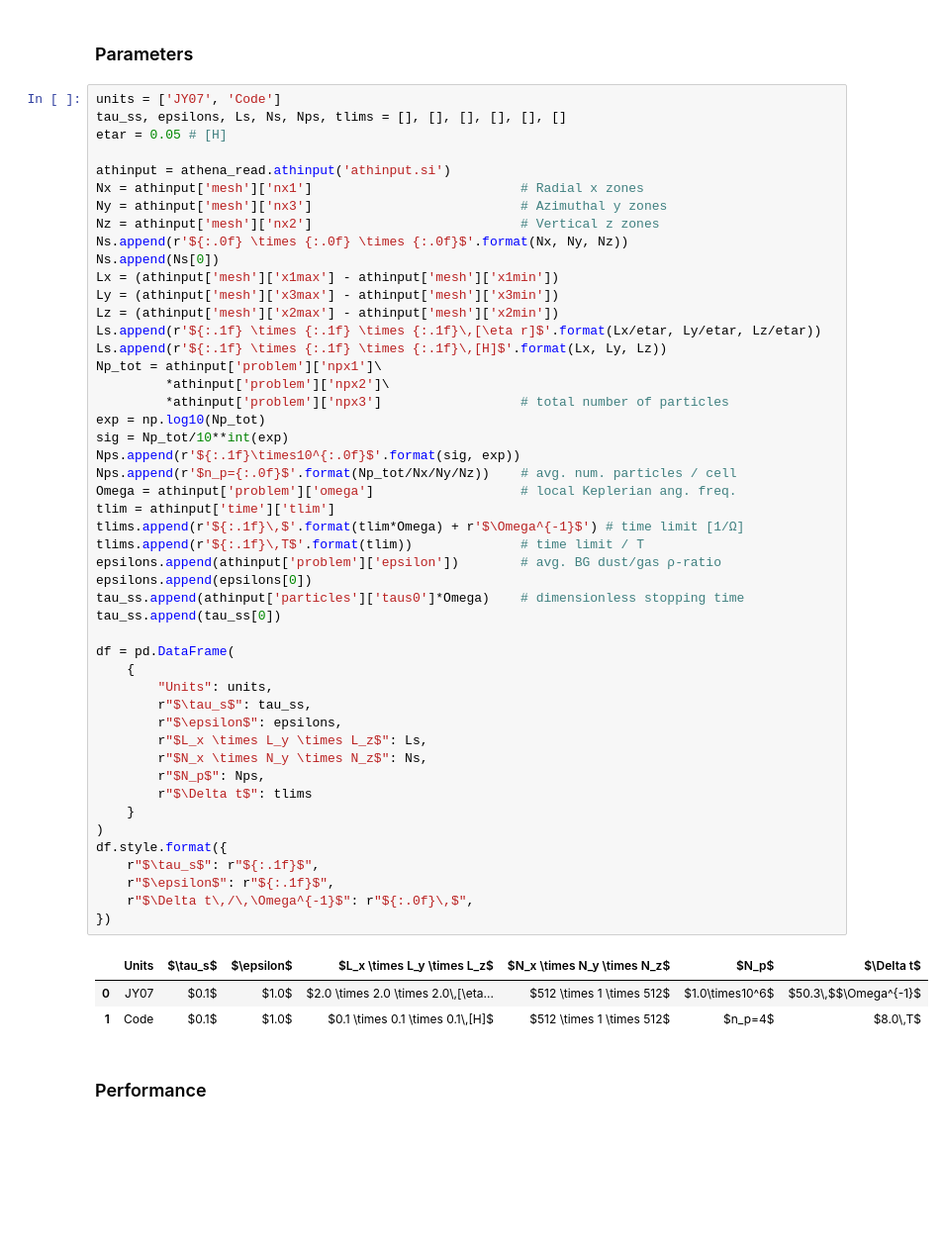
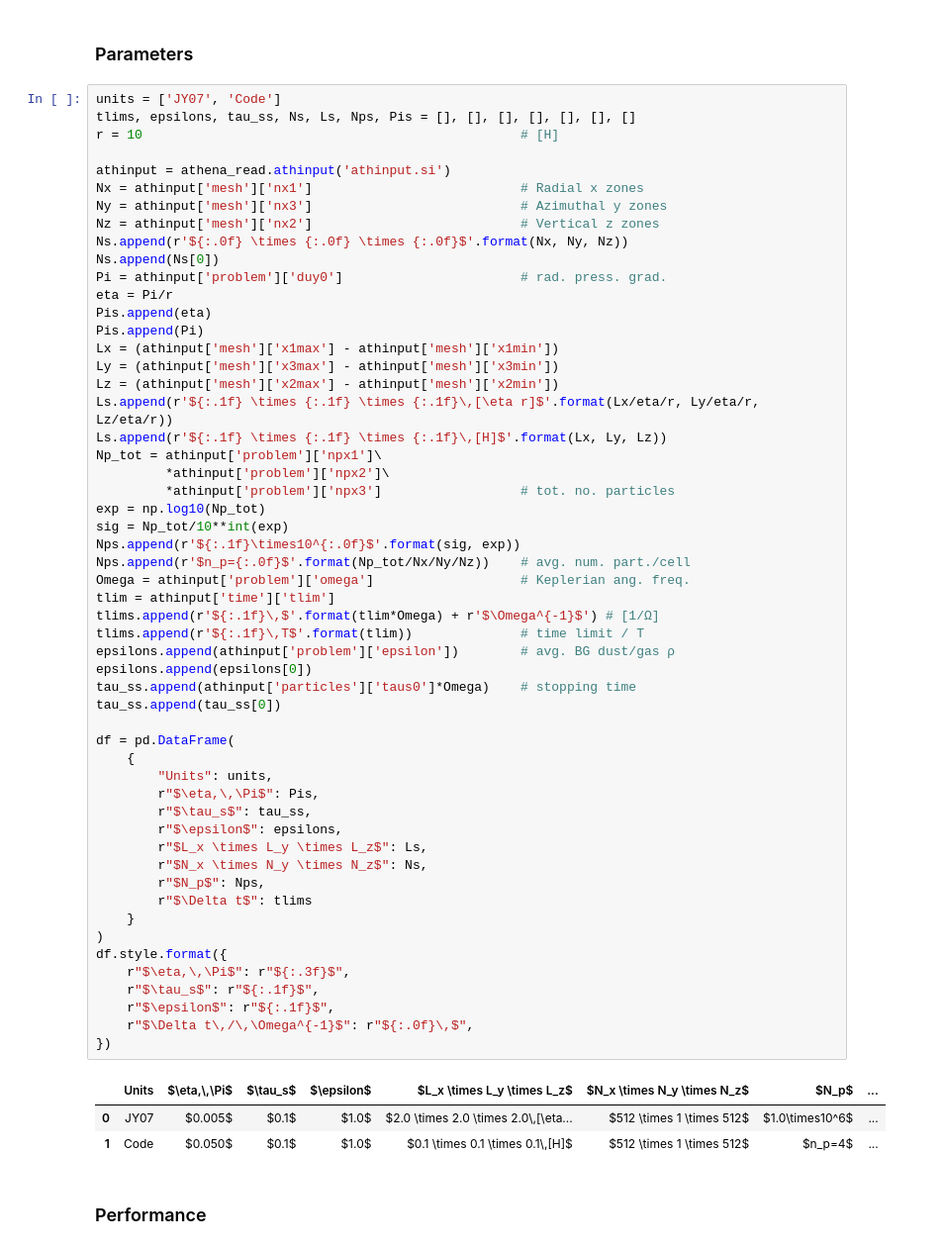
Before and after one commit to sabaronett/streaming-instability, a Jupyter notebook: nonlinear/512/AB/AB.ipynb, the cells around one changed output. Shown at 99% size. Saved outputs shown, nothing was run; the diff lists cells and outputs as text; blank space fills up the shorter version.

Commit message:
Add eta, Pi parameters to table

```diff
--- a/nonlinear/512/AB/AB.ipynb
+++ b/nonlinear/512/AB/AB.ipynb
@@ -18,8 +18,8 @@ from pathlib import Path
 ### Parameters
 # %%
 units = ['JY07', 'Code']
-tau_ss, epsilons, Ls, Ns, Nps, tlims = [], [], [], [], [], []
-etar = 0.05 # [H]
+tlims, epsilons, tau_ss, Ns, Ls, Nps, Pis = [], [], [], [], [], [], []
+r = 10                                                 # [H]
 
 athinput = athena_read.athinput('athinput.si')
 Nx = athinput['mesh']['nx1']                           # Radial x zones
@@ -27,47 +27,53 @@ Ny = athinput['mesh']['nx3']                           # Azimuthal y zones
 Nz = athinput['mesh']['nx2']                           # Vertical z zones
 Ns.append(r'${:.0f} \times {:.0f} \times {:.0f}$'.format(Nx, Ny, Nz))
 Ns.append(Ns[0])
+Pi = athinput['problem']['duy0']                       # rad. press. grad.
+eta = Pi/r
+Pis.append(eta)
+Pis.append(Pi)
 Lx = (athinput['mesh']['x1max'] - athinput['mesh']['x1min'])
 Ly = (athinput['mesh']['x3max'] - athinput['mesh']['x3min'])
 Lz = (athinput['mesh']['x2max'] - athinput['mesh']['x2min'])
-Ls.append(r'${:.1f} \times {:.1f} \times {:.1f}\,[\eta r]$'.format(Lx/etar, Ly/etar, Lz/etar))
+Ls.append(r'${:.1f} \times {:.1f} \times {:.1f}\,[\eta r]$'.format(Lx/eta/r, Ly/eta/r, Lz/eta/r))
 Ls.append(r'${:.1f} \times {:.1f} \times {:.1f}\,[H]$'.format(Lx, Ly, Lz))
 Np_tot = athinput['problem']['npx1']\
          *athinput['problem']['npx2']\
-         *athinput['problem']['npx3']                  # total number of particles
+         *athinput['problem']['npx3']                  # tot. no. particles
 exp = np.log10(Np_tot)
 sig = Np_tot/10**int(exp)
 Nps.append(r'${:.1f}\times10^{:.0f}$'.format(sig, exp))
-Nps.append(r'$n_p={:.0f}$'.format(Np_tot/Nx/Ny/Nz))    # avg. num. particles / cell
-Omega = athinput['problem']['omega']                   # local Keplerian ang. freq.
+Nps.append(r'$n_p={:.0f}$'.format(Np_tot/Nx/Ny/Nz))    # avg. num. part./cell
+Omega = athinput['problem']['omega']                   # Keplerian ang. freq.
 tlim = athinput['time']['tlim']
-tlims.append(r'${:.1f}\,$'.format(tlim*Omega) + r'$\Omega^{-1}$') # time limit [1/Ω]
+tlims.append(r'${:.1f}\,$'.format(tlim*Omega) + r'$\Omega^{-1}$') # [1/Ω]
 tlims.append(r'${:.1f}\,T$'.format(tlim))              # time limit / T
-epsilons.append(athinput['problem']['epsilon'])        # avg. BG dust/gas ρ-ratio
+epsilons.append(athinput['problem']['epsilon'])        # avg. BG dust/gas ρ
 epsilons.append(epsilons[0])
-tau_ss.append(athinput['particles']['taus0']*Omega)    # dimensionless stopping time
+tau_ss.append(athinput['particles']['taus0']*Omega)    # stopping time
 tau_ss.append(tau_ss[0])
 
 df = pd.DataFrame(
     {
         "Units": units,
+        r"$\eta,\,\Pi$": Pis,
         r"$\tau_s$": tau_ss,
         r"$\epsilon$": epsilons,
         r"$L_x \times L_y \times L_z$": Ls,
         r"$N_x \times N_y \times N_z$": Ns,
         r"$N_p$": Nps,
         r"$\Delta t$": tlims
     }
 )
 df.style.format({
+    r"$\eta,\,\Pi$": r"${:.3f}$",
     r"$\tau_s$": r"${:.1f}$",
     r"$\epsilon$": r"${:.1f}$",
     r"$\Delta t\,/\,\Omega^{-1}$": r"${:.0f}\,$",
 })
 # %% [output]
-|  | Units | $\tau_s$ | $\epsilon$ | $L_x \times L_y \times L_z$ | $N_x \times N_y \times N_z$ | $N_p$ | $\Delta t$ |
-| 0 | JY07 | $0.1$ | $1.0$ | $2.0 \times 2.0 \times 2.0\,[\eta... | $512 \times 1 \times 512$ | $1.0\times10^6$ | $50.3\,$$\Omega^{-1}$ |
-| 1 | Code | $0.1$ | $1.0$ | $0.1 \times 0.1 \times 0.1\,[H]$ | $512 \times 1 \times 512$ | $n_p=4$ | $8.0\,T$ |
+|  | Units | $\eta,\,\Pi$ | $\tau_s$ | $\epsilon$ | $L_x \times L_y \times L_z$ | $N_x \times N_y \times N_z$ | $N_p$ | ... |
+| 0 | JY07 | $0.005$ | $0.1$ | $1.0$ | $2.0 \times 2.0 \times 2.0\,[\eta... | $512 \times 1 \times 512$ | $1.0\times10^6$ | ... |
+| 1 | Code | $0.050$ | $0.1$ | $1.0$ | $0.1 \times 0.1 \times 0.1\,[H]$ | $512 \times 1 \times 512$ | $n_p=4$ | ... |
 # %% [markdown]
 ### Performance
 # %%
```
Also changed, not shown: parts of 1 cell of this notebook, 1 other file.
